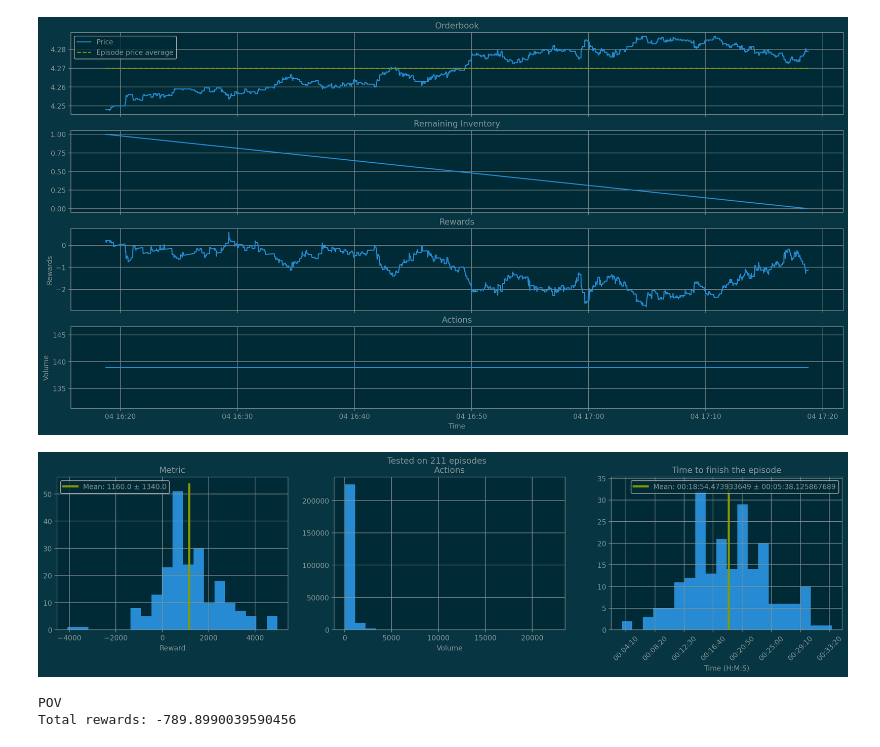
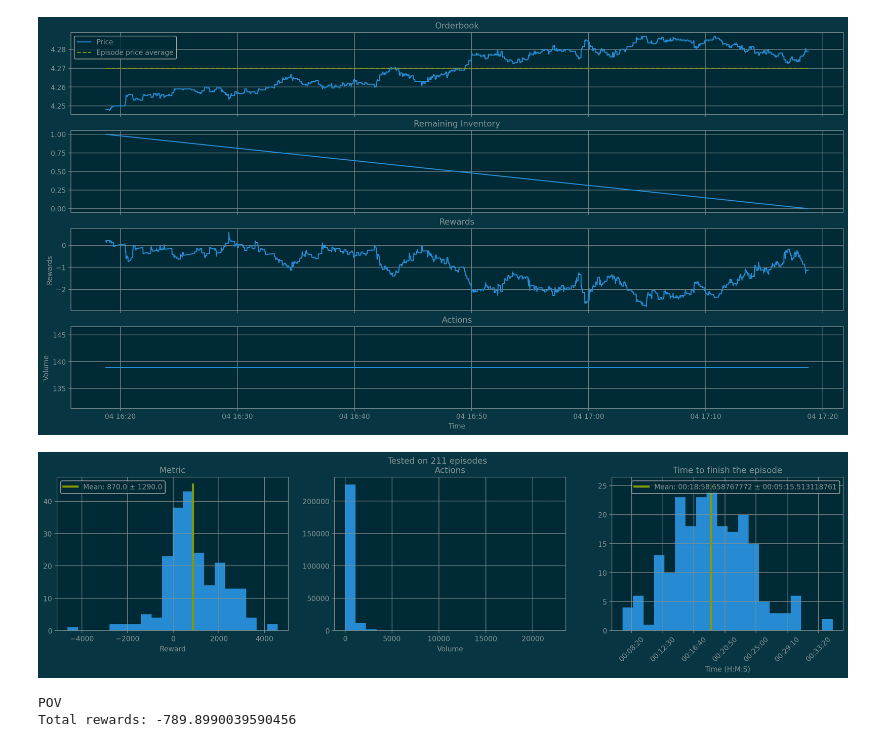
Before and after one commit to ifayost/BestExecutionRL, a Jupyter notebook: results.ipynb, the cells around one changed output. Saved outputs shown, nothing was run; the diff lists cells and outputs as text; code cells hidden in the pictures.

```diff
--- a/results.ipynb
+++ b/results.ipynb
@@ -9,7 +9,7 @@ from RL.Agents import DQN, TWAP, POV
 import matplotlib.pyplot as plt
 from collections import Counter
 import json
-plt.style.use('./solarized_dark.mplstyle')
+#plt.style.use('./solarized_dark.mplstyle')
 plt.rcParams['figure.dpi'] = 200
 plt.rcParams['figure.figsize'] = (20,4)
 plt.rcParams['axes.grid'] = True
@@ -44,9 +56,9 @@ TWAP
 Total rewards: -3,815.5515509523
 [figure]
 # %%
-plot_test("./test/pov_2021-03-14_12-38-30.pickle", "./episodes")
+plot_test("./test/pov_2021-04-05_13-35-49.pickle", "./episodes")
 # %% [output]
-[figure, old version]
+[figure, new version]
 # %%
 pov = POV(0.1)
 test_episode_agent(env, pov, name="POV", random_seed=random_seed, episode_retrain=True)
```
Also changed, not shown: parts of 6 cells of this notebook, 1 other file.
